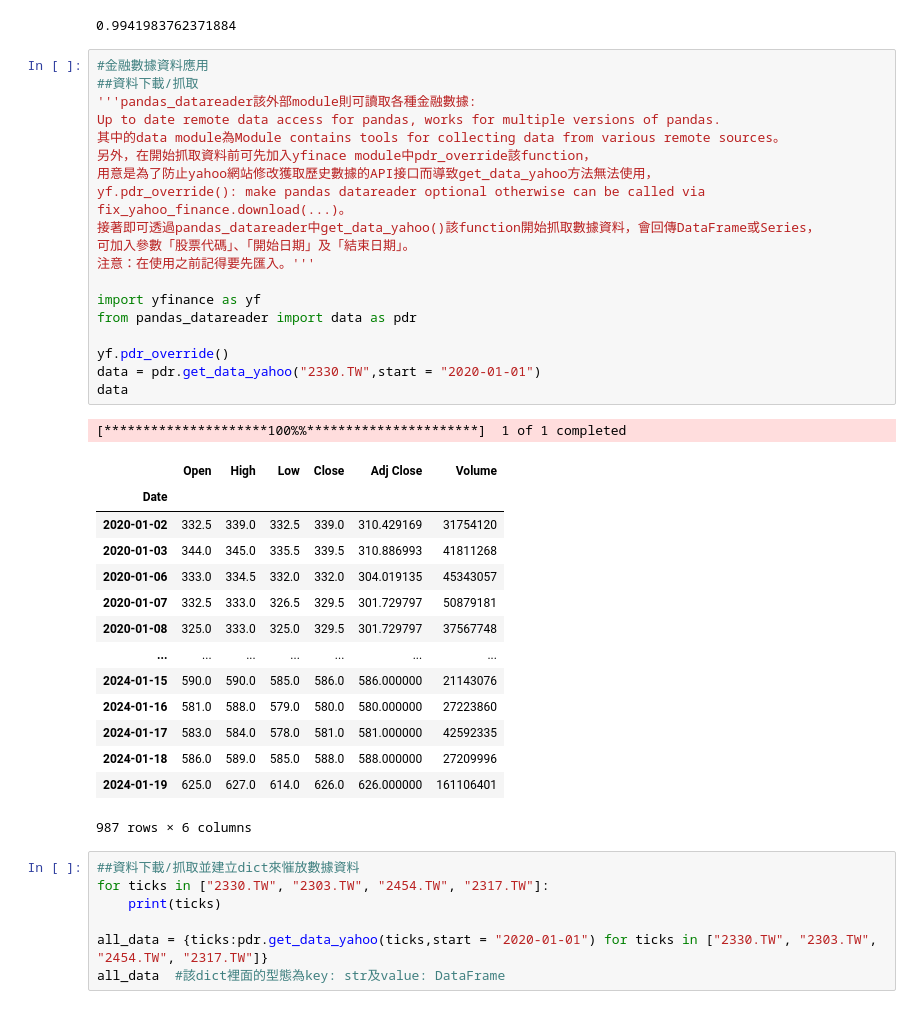
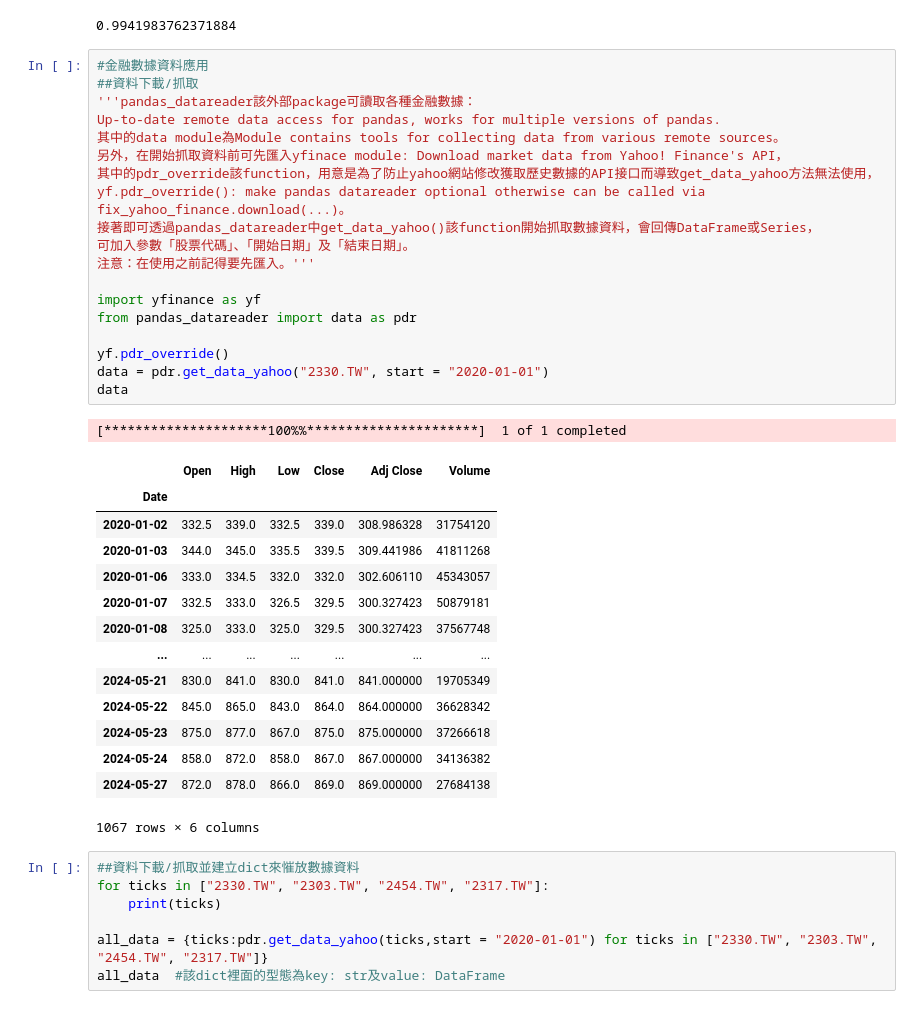
Before and after one commit to EsterWang65/PythonClass, a Jupyter notebook: 0118LESSON20/0118LESSON20.ipynb, the cells around one changed output. Drawn from its saved outputs; the diff is of its cells as text.

```diff
--- a/0118LESSON20/0118LESSON20.ipynb
+++ b/0118LESSON20/0118LESSON20.ipynb
@@ -51,38 +51,38 @@ correlation
 # %%
 #金融數據資料應用
 ##資料下載/抓取
-'''pandas_datareader該外部module則可讀取各種金融數據:
-Up to date remote data access for pandas, works for multiple versions of pandas.
+'''pandas_datareader該外部package可讀取各種金融數據：
+Up-to-date remote data access for pandas, works for multiple versions of pandas.
 其中的data module為Module contains tools for collecting data from various remote sources。
-另外，在開始抓取資料前可先加入yfinace module中pdr_override該function，
-用意是為了防止yahoo網站修改獲取歷史數據的API接口而導致get_data_yahoo方法無法使用，
+另外，在開始抓取資料前可先匯入yfinace module: Download market data from Yahoo! Finance's API，
+其中的pdr_override該function，用意是為了防止yahoo網站修改獲取歷史數據的API接口而導致get_data_yahoo方法無法使用，
 yf.pdr_override(): make pandas datareader optional otherwise can be called via fix_yahoo_finance.download(...)。
 接著即可透過pandas_datareader中get_data_yahoo()該function開始抓取數據資料，會回傳DataFrame或Series，
 可加入參數「股票代碼」、「開始日期」及「結束日期」。
 注意：在使用之前記得要先匯入。'''
 
 import yfinance as yf
 from pandas_datareader import data as pdr
 
 yf.pdr_override()
-data = pdr.get_data_yahoo("2330.TW",start = "2020-01-01")
+data = pdr.get_data_yahoo("2330.TW", start = "2020-01-01")
 data
 # %% [output]
 [*********************100%%**********************]  1 of 1 completed
 |  | Open | High | Low | Close | Adj Close | Volume |
 | Date |  |  |  |  |  |  |
-| 2020-01-02 | 332.5 | 339.0 | 332.5 | 339.0 | 310.429169 | 31754120 |
-| 2020-01-03 | 344.0 | 345.0 | 335.5 | 339.5 | 310.886993 | 41811268 |
-| 2020-01-06 | 333.0 | 334.5 | 332.0 | 332.0 | 304.019135 | 45343057 |
-| 2020-01-07 | 332.5 | 333.0 | 326.5 | 329.5 | 301.729797 | 50879181 |
-| 2020-01-08 | 325.0 | 333.0 | 325.0 | 329.5 | 301.729797 | 37567748 |
+| 2020-01-02 | 332.5 | 339.0 | 332.5 | 339.0 | 308.986328 | 31754120 |
+| 2020-01-03 | 344.0 | 345.0 | 335.5 | 339.5 | 309.441986 | 41811268 |
+| 2020-01-06 | 333.0 | 334.5 | 332.0 | 332.0 | 302.606110 | 45343057 |
+| 2020-01-07 | 332.5 | 333.0 | 326.5 | 329.5 | 300.327423 | 50879181 |
+| 2020-01-08 | 325.0 | 333.0 | 325.0 | 329.5 | 300.327423 | 37567748 |
 | ... | ... | ... | ... | ... | ... | ... |
-| 2024-01-15 | 590.0 | 590.0 | 585.0 | 586.0 | 586.000000 | 21143076 |
-| 2024-01-16 | 581.0 | 588.0 | 579.0 | 580.0 | 580.000000 | 27223860 |
-| 2024-01-17 | 583.0 | 584.0 | 578.0 | 581.0 | 581.000000 | 42592335 |
-| 2024-01-18 | 586.0 | 589.0 | 585.0 | 588.0 | 588.000000 | 27209996 |
-| 2024-01-19 | 625.0 | 627.0 | 614.0 | 626.0 | 626.000000 | 161106401 |
+| 2024-05-21 | 830.0 | 841.0 | 830.0 | 841.0 | 841.000000 | 19705349 |
+| 2024-05-22 | 845.0 | 865.0 | 843.0 | 864.0 | 864.000000 | 36628342 |
+| 2024-05-23 | 875.0 | 877.0 | 867.0 | 875.0 | 875.000000 | 37266618 |
+| 2024-05-24 | 858.0 | 872.0 | 858.0 | 867.0 | 867.000000 | 34136382 |
+| 2024-05-27 | 872.0 | 878.0 | 866.0 | 869.0 | 869.000000 | 27684138 |
-987 rows × 6 columns
+1067 rows × 6 columns
 # %%
 ##資料下載/抓取並建立dict來慛放數據資料
 for ticks in ["2330.TW", "2303.TW", "2454.TW", "2317.TW"]:
```
